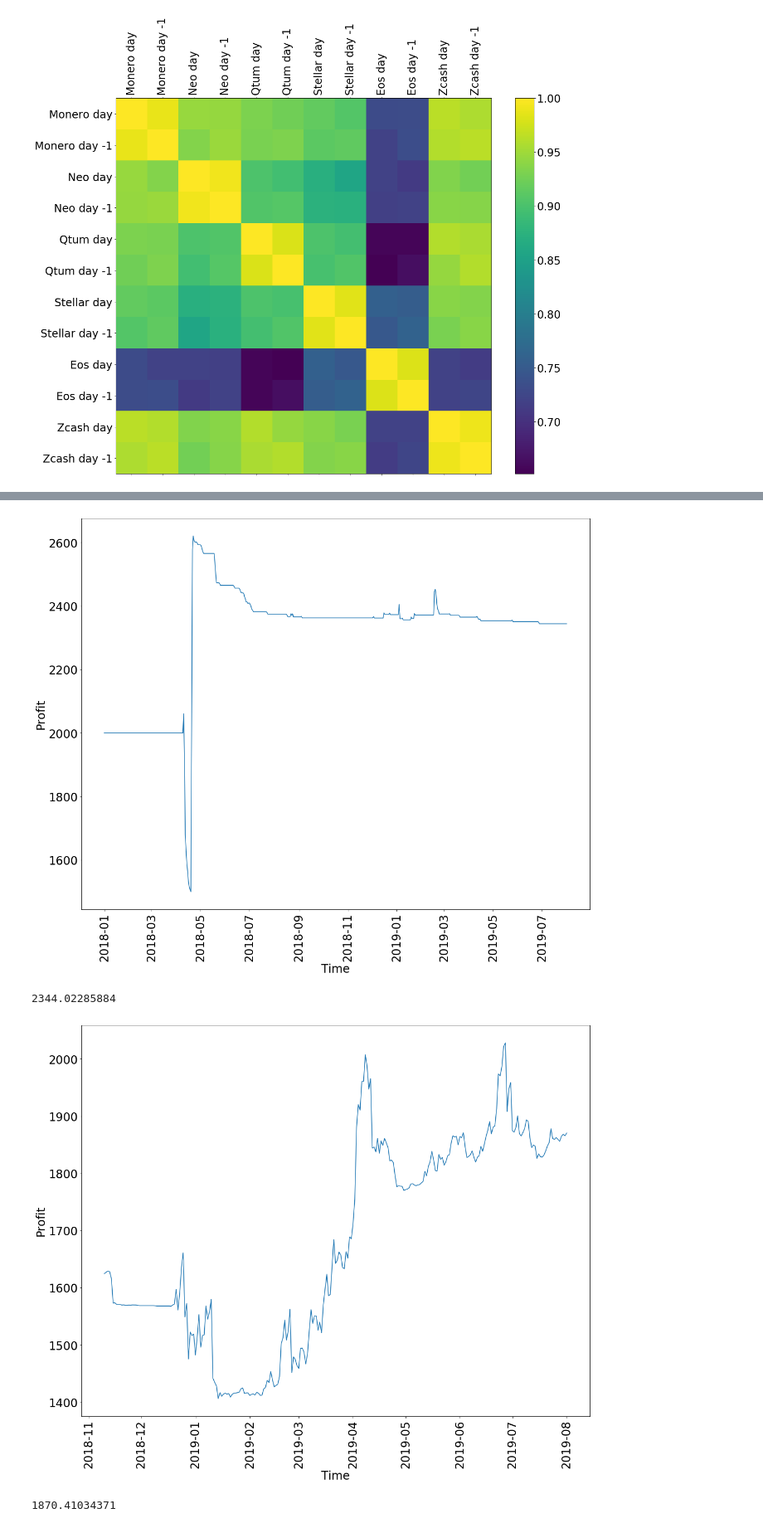
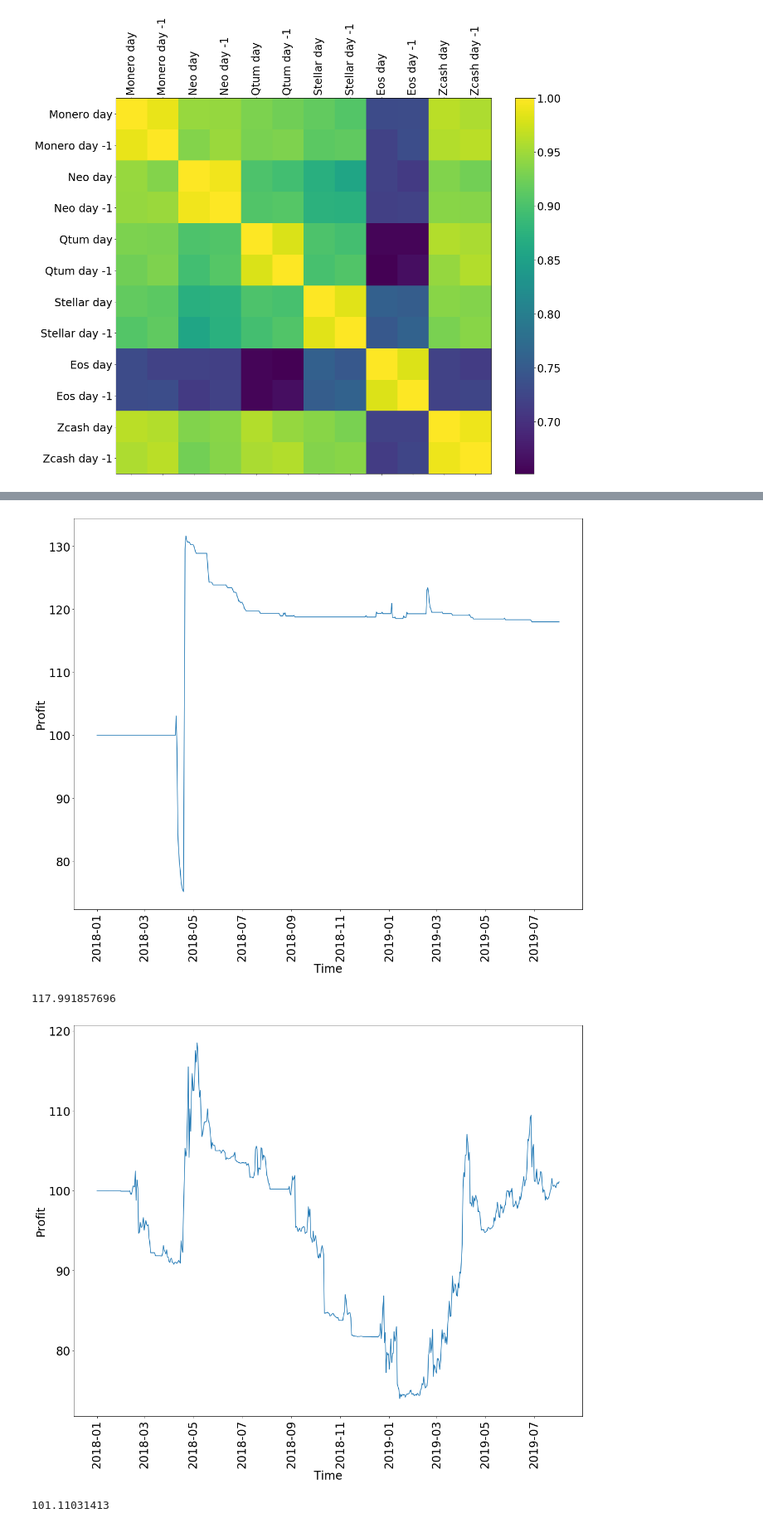
Before and after one commit to estallio/crypto-correlation-analysis, a Jupyter notebook: jupyter-notebooks/Day-Results.ipynb, the cells around one changed output, grey strips where cells are left out. Shown at 83% size. Saved outputs shown, nothing was run; the diff lists cells and outputs as text; code cells hidden in the pictures.

```diff
--- a/jupyter-notebooks/Day-Results.ipynb
+++ b/jupyter-notebooks/Day-Results.ipynb
@@ -383,10 +544,12 @@ print(1000 / tradingData[0] * tradingData[-1])
 # %%
-# baseline if every currency gets 100 dollars
+# extension of greedy approach if every of the 20 currency gets 5 dollars
+# 100 day moving average is used like it is common in stock markets
+
 dollar = {}
 crypto = {}
 
 for currency in data.columns:
-    dollar[currency] = 100
+    dollar[currency] = 5
     crypto[currency] = 0
 
 profitGraph = pd.DataFrame(data=np.zeros(len(data)), columns=['profit'], index=data.index)
@@ -395,14 +558,14 @@ for currency in data.columns:
     selection = data[currency]
     for index in selection.index:
         if ((selection[index] > selection.rolling(100).mean()[index]) and (dollar[currency] != 0)):
-            crypto[currency] = dollar[currency] / selection[index] * 0.995
+            crypto[currency] = dollar[currency] / selection[index] * 0.998
             dollar[currency] = 0
 
         if ((selection[index] < selection.rolling(100).mean()[index]) and (crypto[currency] != 0)):
-            dollar[currency] = selection[index] * crypto[currency] * 0.995
+            dollar[currency] = selection[index] * crypto[currency] * 0.999
             crypto[currency] = 0
 
-        profitGraph['profit'][index] += dollar[currency] + ((selection[index] * crypto[currency]) if not math.isnan(selection[index]) else 0)
+        profitGraph['profit'][index] += dollar[currency] + (0 if np.isnan(selection[index]) else selection[index]) * crypto[currency] * 0.999
 
 f = plt.figure(figsize=(19, 15))
 
@@ -423,5 +643,8 @@ print(profitGraph['profit'][-1])
 # %%
-dollar = 1000
+# now a algorithmus which calculates lead-lag correlation for every pair of currencies
+# 100 day moving average is used like it is common in stock markets
+
+dollar = 100
 crypto = 0
 
 correlationBookCrypto = {}
@@ -432,7 +655,7 @@ for currency1 in data.columns:
     correlationBookDollar[currency1] = {}
     for currency2 in data.columns:
         correlationBookCrypto[currency1][currency2] = 0
-        correlationBookDollar[currency1][currency2] = 5
+        correlationBookDollar[currency1][currency2] = 0.25
 
 rollingSignalCorrelation = data.rolling(100).corr()
 
@@ -443,17 +666,17 @@ for index in data.index:
         for currency2 in rollingSignalCorrelation.columns:
             if rollingSignalCorrelation[currency1][index][currency2] < rollingSignalCorrelation[currency2].shift(1)[index][currency1] and rollingSignalCorrelation[currency1][index][currency2] > 0 and (correlationBookDollar[currency1][currency2] != 0):
                 if data[currency2][index] > data[currency2].shift(1)[index]:
-                    correlationBookCrypto[currency1][currency2] = correlationBookDollar[currency1][currency2] / data[currency1][index] * 0.995
+                    correlationBookCrypto[currency1][currency2] = correlationBookDollar[currency1][currency2] / data[currency1][index] * 0.998
                     correlationBookDollar[currency1][currency2] = 0
             elif correlationBookCrypto[currency1][currency2] != 0:
-                correlationBookDollar[currency2][currency1] = correlationBookCrypto[currency2][currency1] * data[currency2][index] * 0.995
+                correlationBookDollar[currency2][currency1] = correlationBookCrypto[currency2][currency1] * data[currency2][index] * 0.999
                 correlationBookCrypto[currency2][currency1] = 0
 
     sum1 = 0
 
     for currency1 in data.columns:
         for currency2 in data.columns:
-            sum1 += correlationBookCrypto[currency1][currency2] * data[currency1][-1] * 0.995
+            sum1 += correlationBookCrypto[currency1][currency2] * data[currency1][-1] * 0.999
             sum1 += correlationBookDollar[currency1][currency2]
 
     profitGraph['profit'][index] = sum1
@@ -472,48 +695,50 @@ plt.show()
 
 print(profitGraph['profit'][-1])
 # %% [output]
-[figure, old version]
+[figure, new version]
-2344.02285884
+117.991857696
 # %%
 # bitcoin experiment - moving averages with addition of percentage of correlation
+# 30 day moving average is used like it is common in stock markets
+
 dollar = {}
 crypto = {}
 
 for currency in data.columns:
-    dollar[currency] = 100
+    dollar[currency] = 5
     crypto[currency] = 0
 
 profitGraph = pd.DataFrame(data=np.zeros(len(data)), columns=['profit'], index=data.index)
 
 for index in data.index:
     for currency in data.columns:
         selection = data[currency]
         if ((selection[index] > selection.rolling(30).mean()[index]) and (crypto[currency] == 0)):
             corr = selection.rolling(30).corr(data['bitcoin'].rolling(30))[index]
             if (corr > 0):
                 crypto[currency] = dollar[currency] / selection[index] * corr
                 dollar[currency] = dollar[currency] - selection[index] * crypto[currency]
-                crypto[currency] *= 0.995
+                crypto[currency] *= 0.998
 
         if ((selection[index] < selection.rolling(30).mean()[index]) and (crypto[currency] != 0)):
-            dollar[currency] += selection[index] * crypto[currency] * 0.995
+            dollar[currency] += selection[index] * crypto[currency] * 0.999
             crypto[currency] = 0
 
-        profitGraph['profit'][index] += dollar[currency] + selection[index] * crypto[currency]
+        profitGraph['profit'][index] += dollar[currency] + (0 if np.isnan(selection[index]) else selection[index]) * crypto[currency] * 0.999
 
 f = plt.figure(figsize=(19, 15))
 
 plt.plot(profitGraph)
 
 plt.xticks(fontsize=24, rotation=90)
 plt.yticks(fontsize=24)
 
 plt.xlabel('Time', fontsize=24)
 plt.ylabel('Profit', fontsize=24)
 
 plt.show()
 
 print(profitGraph['profit'][-1])
 # %% [output]
-[figure, old version]
+[figure, new version]
-1870.41034371
+101.11031413
```
Also changed, not shown: parts of 14 cells of this notebook, 1 other file.
